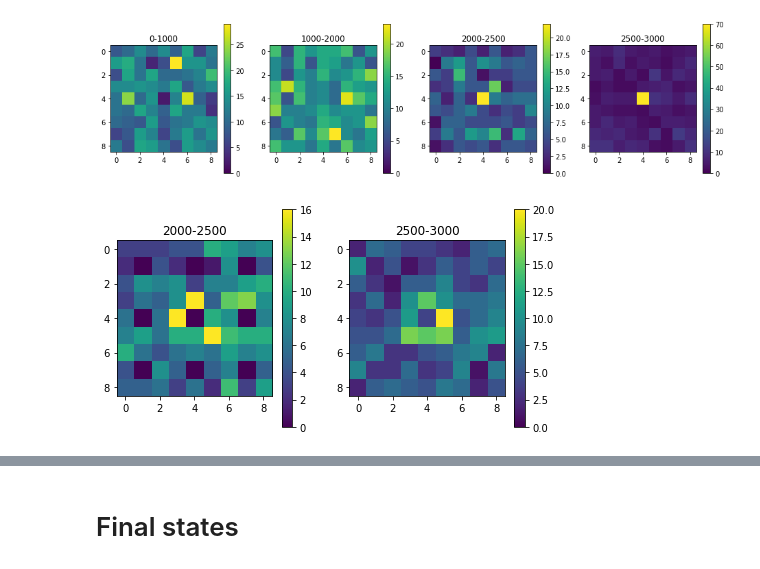
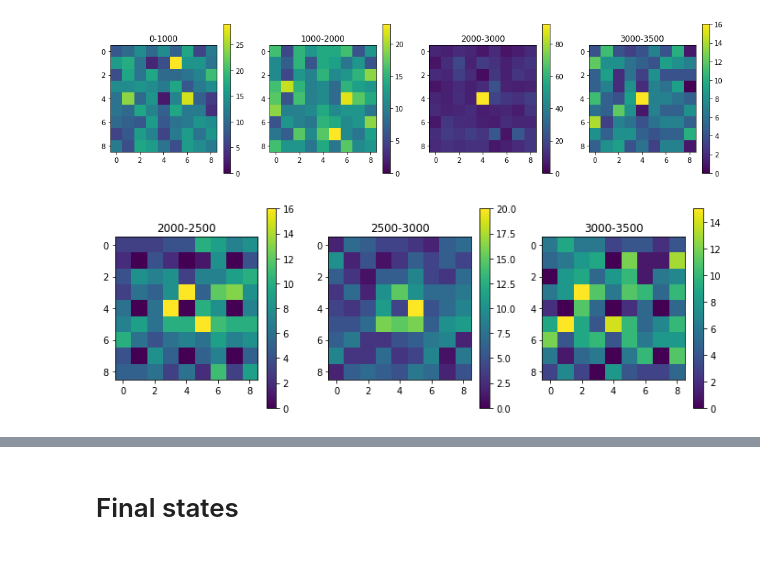
Before and after one commit to fqjin/ultimate-tictactoe, a Jupyter notebook: notebooks/Selfplay.ipynb, the cells around one changed output, grey strips where cells are left out. Saved outputs shown, nothing was run; the diff lists cells and outputs as text; code cells hidden in the pictures.

```diff
--- a/notebooks/Selfplay.ipynb
+++ b/notebooks/Selfplay.ipynb
@@ -88,25 +88,28 @@ plt.subplot(142)
 plot_first_moves(first_moves[1000:2000])
 plt.title('1000-2000')
 plt.subplot(143)
-plot_first_moves(first_moves[2000:2500])
-plt.title('2000-2500')
+plot_first_moves(first_moves[2000:3000])
+plt.title('2000-3000')
 plt.subplot(144)
-plot_first_moves(first_moves[2500:3000])
-plt.title('2500-3000')
+plot_first_moves(first_moves[3000:3500])
+plt.title('3000-3500')
 plt.show()
 # %% [output]
-[figure, old version]
+[figure, new version]
 # %%
 plt.subplots(figsize=(16, 4))
 plt.subplot(141)
 plot_first_moves(second_moves[2000:2500])
 plt.title('2000-2500')
 plt.subplot(142)
 plot_first_moves(second_moves[2500:3000])
 plt.title('2500-3000')
+plt.subplot(143)
+plot_first_moves(second_moves[3000:3500])
+plt.title('3000-3500')
 plt.show()
 # %% [output]
-[figure, old version]
+[figure, new version]
 # %%
 grid = np.zeros((9,9))
 gridX = np.zeros((9,9))
```
Also changed, not shown: parts of 12 cells of this notebook, 6 other files.
